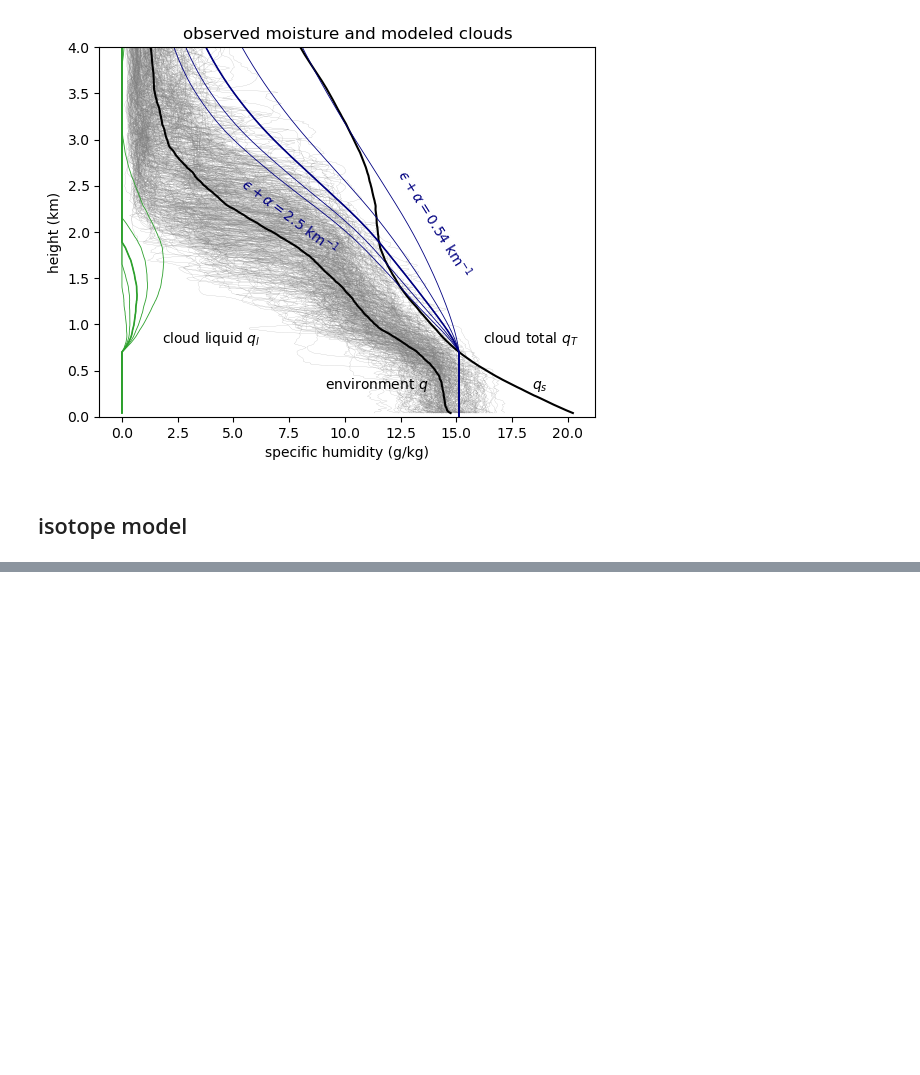
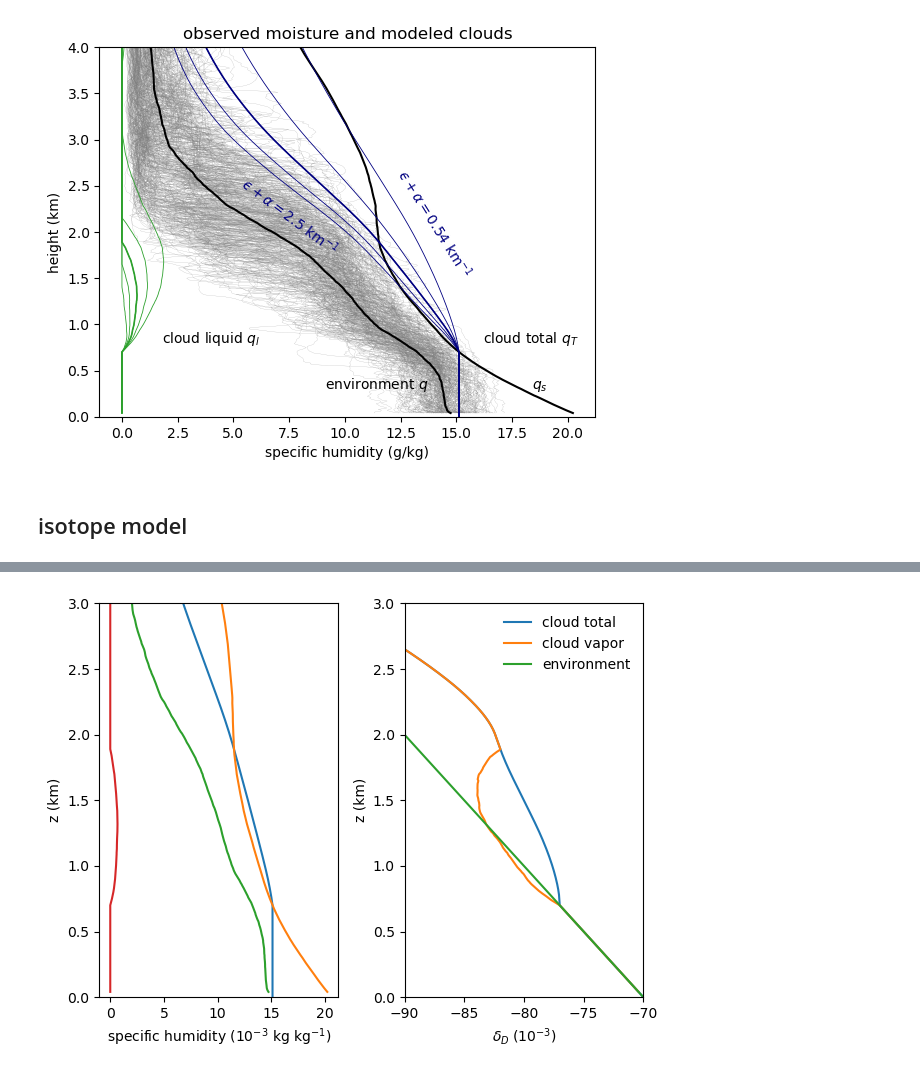
Before and after one commit to deszoeke/trade-cu-model, a Jupyter notebook: src/julia/cu-model.ipynb, the cells around one changed output, grey strips where cells are left out. Cells and saved outputs as stored; diff of their text form; code cells hidden in the pictures; blank space fills up the shorter version.

```diff
--- a/src/julia/cu-model.ipynb
+++ b/src/julia/cu-model.ipynb
@@ -664,16 +696,14 @@ deltad(z) = ( z <= 2e3  ?  -70.0 -  10.0*(z    )/1e3 :
                           -330.0 - 200.0*(10e3-5e3)/1e3    )
 Renv = @. Rati(deltad(z))
 
-Rt[1:icb] .= mean(Renv[1:icb]) # initial condition:
+# qv = qs
+Rt[1:icb] .= mean(Renv[1:icb]) # initial condition
+Rt[1:icb] .= Renv[1:icb] # initial condition:
 for i in icb:length(qt)-1
-    # midpoint values for step
-    qenvm = 0.5 * (qenv[i] + qenv[i+1])
-    qtm =   0.5 * (  qt[i] +   qt[i+1])
-    qvm =   0.5 * (  qs[i] +   qs[i+1])
-    Tm =    0.5 * ( tam[i] +  tam[i+1])
-    Renvm = 0.5 * (Renv[i] + Renv[i+1])
-    Rt[i+1] = step_Rt(qenvm, qtm, qvm, Tm, Renvm, Rt[i], ϵ, ρ, dz)
+    Rt[i+1] = step_Rt(qenv[i]  , qt[i]  , qs[i]  , tam[i]  , Renv[i]  ,
+                      qenv[i+1], qt[i+1], qs[i+1], tam[i+1], Renv[i+1],
+                      Rt[i], (1-x)*ae, x*ae, dz)
 end
 
-# whole step and half steps are confused
+Rv = calcRv.(Rt, qt, ql, qs, tam)
 # %% [output]
@@ -684,0 +727,29 @@ Suggestion: check for spelling errors or missing imports.
+# %%
+clf()
+subplot(1,2,1)
+plot(1e3*qt  , z/1e3, label="cloud total")
+plot(1e3*qs  , z/1e3, label="cloud vapor")
+plot(1e3*qenv, z/1e3, label="environment")
+plot(1e3*ql  , z/1e3, label="cloud liquid")
+ylim([0, 3])
+xlabel("specific humidity (10\$^{-3}\$ kg kg\$^{-1}\$)")
+ylabel("z (km)")
+
+subplot(1,2,2)
+plot(delt.(Rt)  , z/1e3, label="cloud total")
+plot(delt.(Rv)  , z/1e3, label="cloud vapor")
+plot(delt.(Renv), z/1e3, label="environment")
+
+ylim([0, 3])
+xlim([-90, -70])
+xlabel(L"\delta_D \; (10^{-3})")
+ylabel("z (km)")
+legend(frameon=false)
+
+tight_layout()
+
+fmts = split("png pdf eps svg")
+[ savefig("iso_2km_cloud.$f") for f in fmts ]
+gcf()
+# %% [output]
+[figure, added]
```
Also changed, not shown: parts of 3 cells of this notebook.
